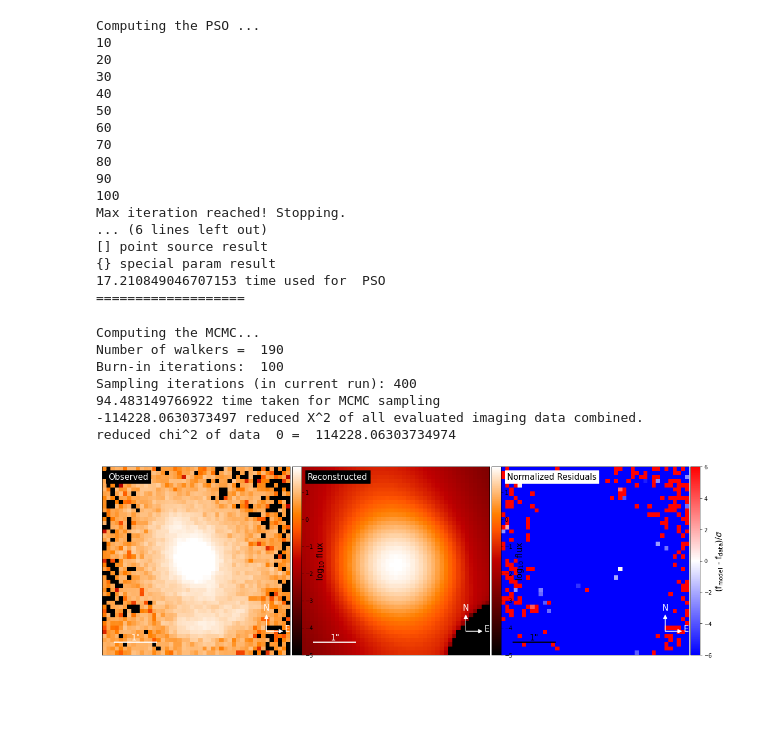
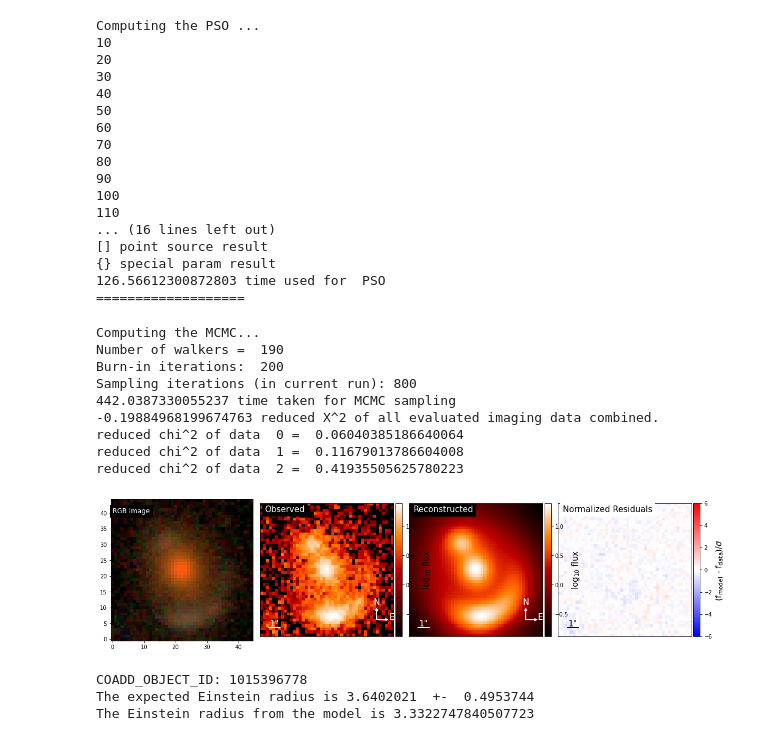
Before and after one commit to gilliancartwright/Lens-Modeling-DeepZipper-Candidates, a Jupyter notebook: Modeling_Data.ipynb, the cells around one changed output. Drawn from its saved outputs; the diff is of its cells as text; code cells hidden in the pictures; blank space fills up the shorter version.

Commit message:
Fixed issues with camera settings. Added RGB image and print out of Einstein radius. Changed modeling function arg to COADD ID instead of row number. Still having issues sometimes with modeling.

```diff
--- a/Modeling_Data.ipynb
+++ b/Modeling_Data.ipynb
@@ -132,14 +116,7 @@ plot_band(i)
 # %%
-# COADD = 1015396778
-
-# data specifics from bin table
-fwhm_g = data_df.iloc[1,8]
-fwhm_r = data_df.iloc[1,9]
-fwhm_i = data_df.iloc[1,10]
-
+# Data Specifics
+background_rms = 7.  #  background noise per pixel
+exp_time = 90.  #  exposure time
+numPix = 45  #  cutout pixel size per axis
+deltaPix = 0.2637  #  pixel size in arcsec
 psf_type = 'GAUSSIAN'
-
-background_rms = .005  #  background noise per pixel
-exp_time = 900.  #  exposure time
-numPix = 45  #  cutout pixel size per axis
-deltaPix = 0.05  #  pixel size in arcsec
@@ -293,37 +279,44 @@ def model(img_data, fwhm, kwargs_lens_initial, kwargs_source_initial, kwargs_len
+# %%
+# set initial guesses
+
+kwargs_lens_initial = {'theta_E': 3.5, 'e1': 0.05, 'e2': -0.05,'center_x': 0., 'center_y': 0.}
+kwargs_source_initial = {'R_sersic': 1, 'n_sersic': 1, 'e1': -0.1, 'e2': -0.1, 'center_x': 0., 'center_y': 0.}
+kwargs_lens_light_initial = {'R_sersic': 4, 'n_sersic': 5, 'e1': 0., 'e2': 0., 'center_x': 0., 'center_y': 0}
 # %%
 # test model:
 
-kwargs_lens_initial = {'theta_E': 4, 'e1': 0., 'e2': 0.,'center_x': 0., 'center_y': 0.}
-kwargs_source_initial = {'R_sersic': 0.3, 'n_sersic': 1, 'e1': 0, 'e2': 0, 'center_x': 0., 'center_y': 0}
-kwargs_lens_light_initial = {'R_sersic': 0.1, 'n_sersic': 2, 'e1': 0, 'e2': 0, 'center_x': 0., 'center_y': 0}
-
-model(img_data = i, fwhm = fwhm_i,
+model(coadd_id = 1015396778,
       kwargs_lens_initial = kwargs_lens_initial,
       kwargs_lens_light_initial = kwargs_lens_light_initial,
       kwargs_source_initial = kwargs_source_initial)
 # %% [output]
 Computing the PSO ...
 10
 20
 30
 40
 50
 60
 70
 80
 90
 100
-Max iteration reached! Stopping.
-... (6 lines left out)
+110
+... (16 lines left out)
 [] point source result
 {} special param result
-17.210849046707153 time used for  PSO
+126.56612300872803 time used for  PSO
 ===================
 Computing the MCMC...
 Number of walkers =  190
-Burn-in iterations:  100
-Sampling iterations (in current run): 400
-94.483149766922 time taken for MCMC sampling
--114228.0630373497 reduced X^2 of all evaluated imaging data combined.
-reduced chi^2 of data  0 =  114228.06303734974
+Burn-in iterations:  200
+Sampling iterations (in current run): 800
+442.0387330055237 time taken for MCMC sampling
+-0.19884968199674763 reduced X^2 of all evaluated imaging data combined.
+reduced chi^2 of data  0 =  0.06040385186640064
+reduced chi^2 of data  1 =  0.11679013786604008
+reduced chi^2 of data  2 =  0.41935505625780223
-[figure, old version]
+[figure, new version]
+COADD_OBJECT_ID: 1015396778
+The expected Einstein radius is 3.6402021  +-  0.4953744
+The Einstein radius from the model is 3.3322747840507723
```
Also changed, not shown: parts of 10 cells of this notebook.
